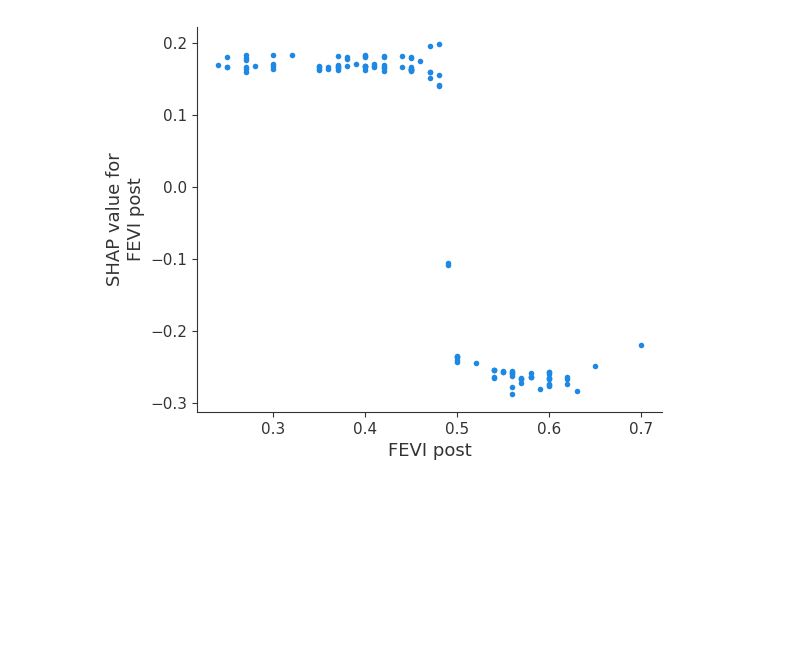
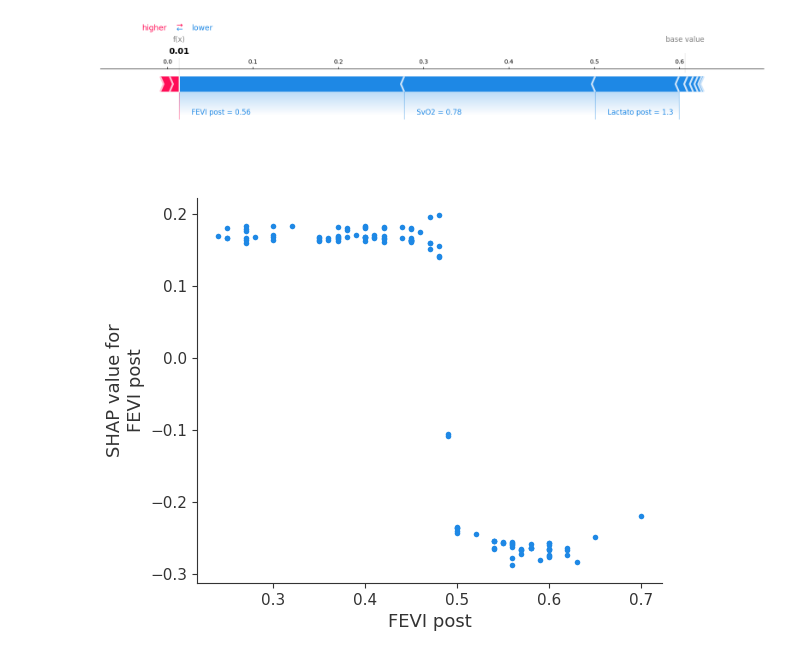
Before and after one commit to rxhdz/LCOS-Predictor, a Jupyter notebook: notebooks/04_explainability.ipynb, the cells around one changed output. Cells and saved outputs as stored; diff of their text form; code cells hidden in the pictures; blank space fills up the shorter version.

```diff
--- a/notebooks/04_explainability.ipynb
+++ b/notebooks/04_explainability.ipynb
@@ -22,3 +26,7 @@ shap.summary_plot(shap_values[1], X, plot_type='dot', show=False, plot_size=[10,
+# %%
+shap.plots.force(explainer.expected_value[1], shap_values[1][1], X.iloc[1], matplotlib=True)
+# %% [output]
+[figure, added]
 # %%
 shap.dependence_plot('FEVI post', shap_values[1],
                      X, interaction_index=None)
```
Also changed, not shown: parts of 2 cells of this notebook.
